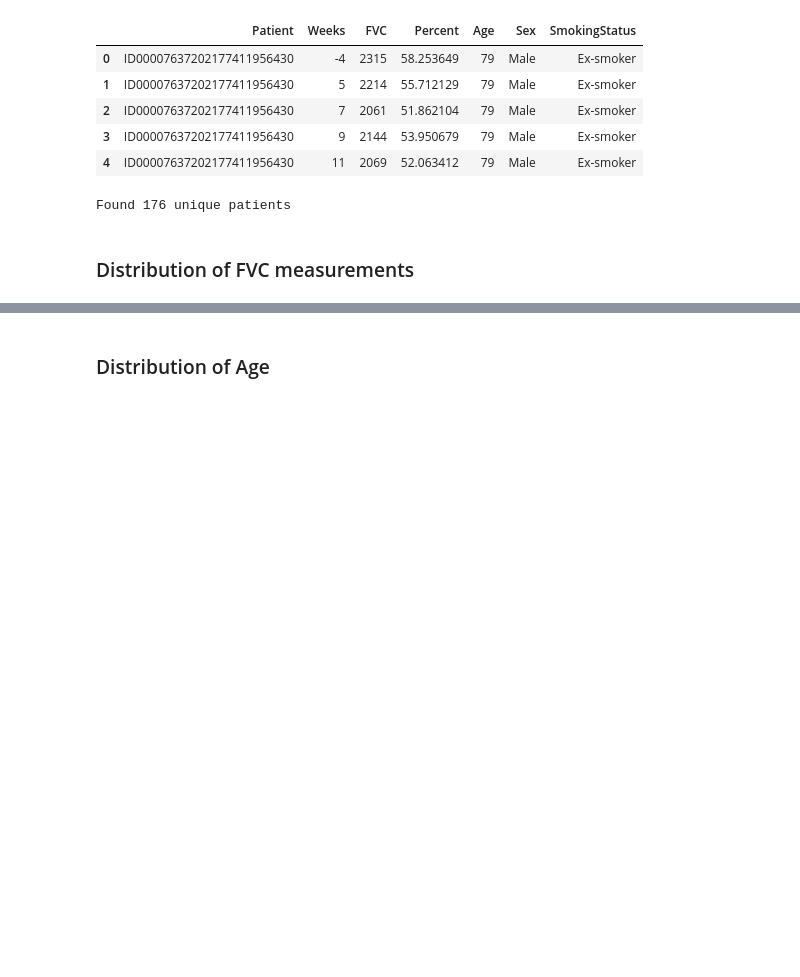
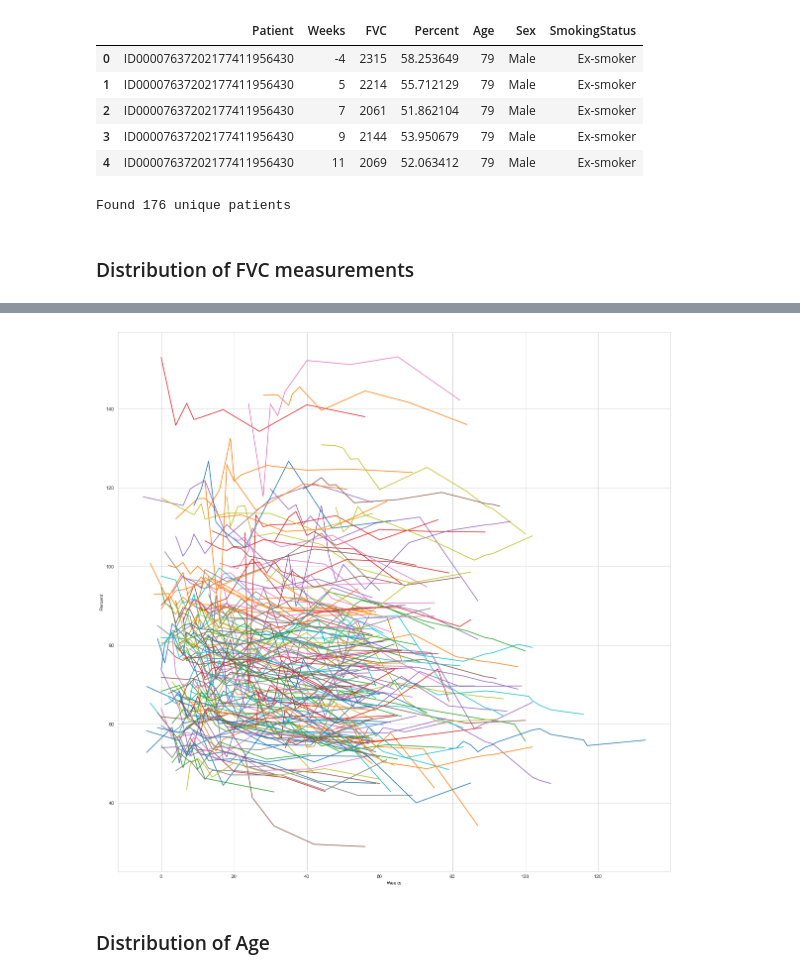
Before and after one commit to vdegenova/osic_kaggle, a Jupyter notebook: OSIC EDA.ipynb, the cells around one changed output, grey strips where cells are left out. Cells and saved outputs as stored; diff of their text form; code cells hidden in the pictures; blank space fills up the shorter version.

```diff
--- a/OSIC EDA.ipynb
+++ b/OSIC EDA.ipynb
@@ -48,3 +60,13 @@ sns.distplot(train_df['FVC']);
+# %%
+fig, ax = plt.subplots(figsize=(20,20))
+train_df.groupby(['Weeks','Patient'])['Percent']\
+    .median()\
+    .unstack()\
+    .interpolate(method='linear', limit_area='inside')\
+    .plot(ax=ax,legend=None);
+plt.ylabel('Percent');
+# %% [output]
+[figure, added]
 # %% [markdown]
 ### Distribution of Age
 # %%
```
Also changed, not shown: parts of 6 cells of this notebook.
